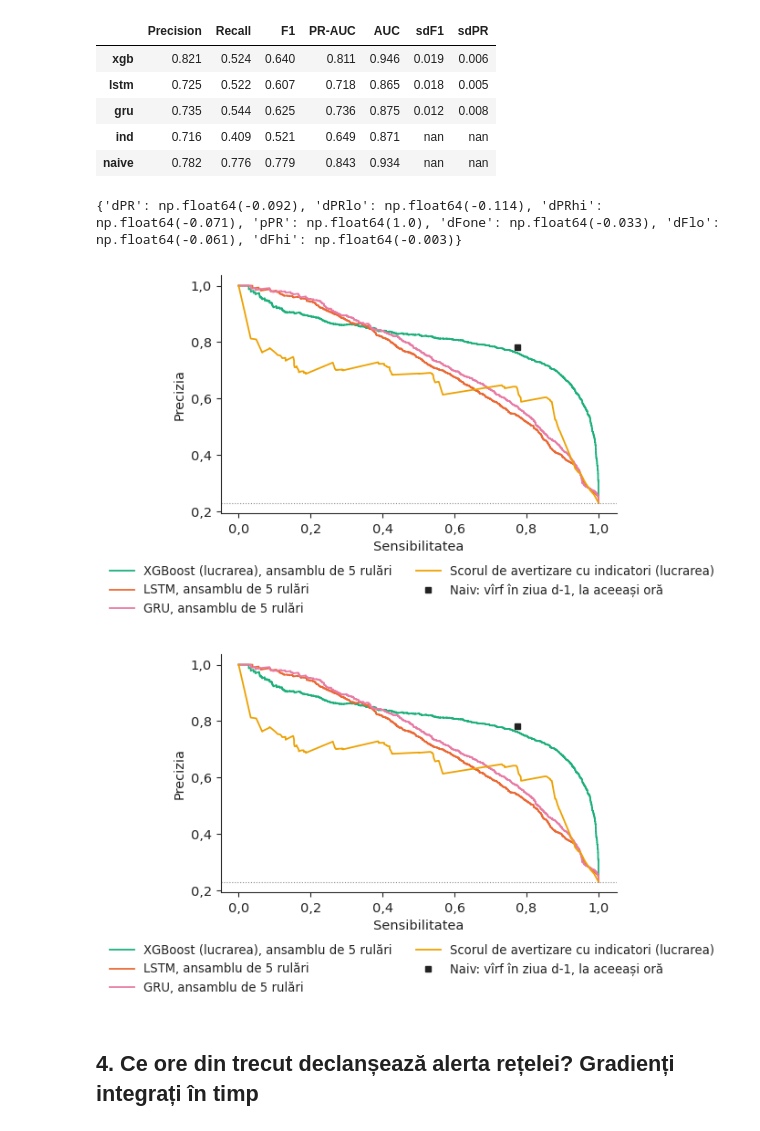
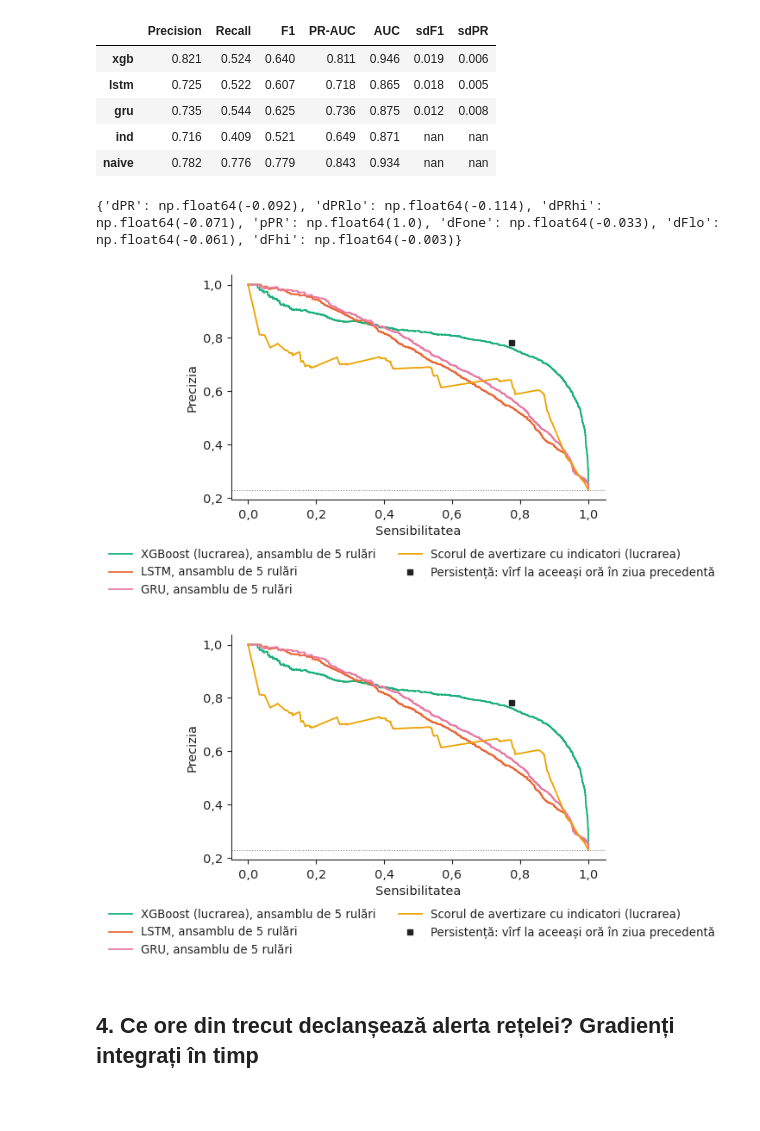
Before and after one commit to danpele/NEURAL_BIZ, a Jupyter notebook: cases/C2_spike_recurrent/C2_notebook_RO.ipynb, the cells around one changed output. Saved outputs shown, nothing was run; the diff lists cells and outputs as text; code cells hidden in the pictures; blank space fills up the shorter version.

```diff
--- a/cases/C2_spike_recurrent/C2_notebook_RO.ipynb
+++ b/cases/C2_spike_recurrent/C2_notebook_RO.ipynb
@@ -344,36 +344,36 @@ al_l, al_x = pl > cut["lstm"], px > cut["xgb"]
 rng = np.random.default_rng(0); dpr, df1 = [], []
 for _ in range(1000):
     ii = np.concatenate([pos[d_] for d_ in rng.choice(ud, len(ud))])
     dpr.append(average_precision_score(yy[ii], pl[ii]) - average_precision_score(yy[ii], px[ii]))
     df1.append(f1_score(yy[ii], al_l[ii]) - f1_score(yy[ii], al_x[ii]))
 dpr, df1 = np.array(dpr), np.array(df1)
 boot = {"dPR": dpr.mean(), "dPRlo": np.percentile(dpr, 2.5), "dPRhi": np.percentile(dpr, 97.5), "pPR": (dpr <= 0).mean(),
         "dFone": df1.mean(), "dFlo": np.percentile(df1, 2.5), "dFhi": np.percentile(df1, 97.5)}
 print({k: round(v, 3) for k, v in boot.items()})
 names = {"xgb": ("XGBoost (paper), 5-seed ensemble", "XGBoost (lucrarea), ansamblu de 5 rulări"),
          "lstm": ("LSTM, 5-seed ensemble", "LSTM, ansamblu de 5 rulări"), "gru": ("GRU, 5-seed ensemble", "GRU, ansamblu de 5 rulări"),
          "ind": ("Indicator warning score (paper)", "Scorul de avertizare cu indicatori (lucrarea)"),
-         "naive": ("Naive: spike on day d-1, same hour", "Naiv: vîrf în ziua d-1, la aceeași oră")}
+         "naive": ("Naive: spike on day d-1, same hour", "Persistență: vîrf la aceeași oră în ziua precedentă")}
 t = res[["Precision", "Recall", "F1", "sdF1", "PR-AUC", "sdPR", "AUC"]].copy(); t.index = [names[i] for i in t.index]
 cu.write_table(t, "warning", header=[("Early-warning rule (test period)", "Regula de avertizare (perioada de test)"), ("Precision", "Precizia"),
                ("Recall", "Sensibilitatea"), ("F1", "F1"), ("s.d.", "a.s."), ("PR-AUC", "PR-AUC"), ("s.d.", "a.s."), ("AUC", "AUC")], digits=3,
                best={"Precision": "max", "Recall": "max", "F1": "max", "PR-AUC": "max", "AUC": "max"})
 def fig_pr(lang):
     fig, ax = plt.subplots(figsize=(5.6, 3.4))
     for k, col, sc in [("xgb", cu.PAL["HU"], xgb_ens), ("lstm", cu.PAL["DE_LU"], ens["lstm"]), ("gru", cu.PAL["c5"], ens["gru"]), ("ind", cu.PAL["BG"], W)]:
         pp, rr, _ = precision_recall_curve(y[common], sc[common])
         ax.plot(rr, pp, color=col, lw=1.3, label=cu.T(lang, *names[k]))
     ax.plot(res.loc["naive", "Recall"], res.loc["naive", "Precision"], "s", color=cu.INK, ms=5, label=cu.T(lang, *names["naive"]))
     ax.axhline(y[common].mean(), color=cu.MUTED, ls=":", lw=0.8)
     ax.set_xlabel(cu.T(lang, "Recall", "Sensibilitatea")); ax.set_ylabel(cu.T(lang, "Precision", "Precizia"))
     cu.comma_axis(ax, lang, "x"); cu.comma_axis(ax, lang, "y")
     cu.legend_bottom(fig, ncol=2)
     return fig
 cu.save_both(fig_pr, "f2_pr_curves")
 # %% [output]
 {'dPR': np.float64(-0.092), 'dPRlo': np.float64(-0.114), 'dPRhi': np.float64(-0.071), 'pPR': np.float64(1.0), 'dFone': np.float64(-0.033), 'dFlo': np.float64(-0.061), 'dFhi': np.float64(-0.003)}
-[figure, old version]
+[figure, new version]
-[figure, old version]
+[figure, new version]
 # %% [markdown]
 ## 4. Ce ore din trecut declanșează alerta rețelei? Gradienți integrați în timp
 # %%
```
Also changed, not shown: parts of 2 cells of this notebook, 27 other files.
